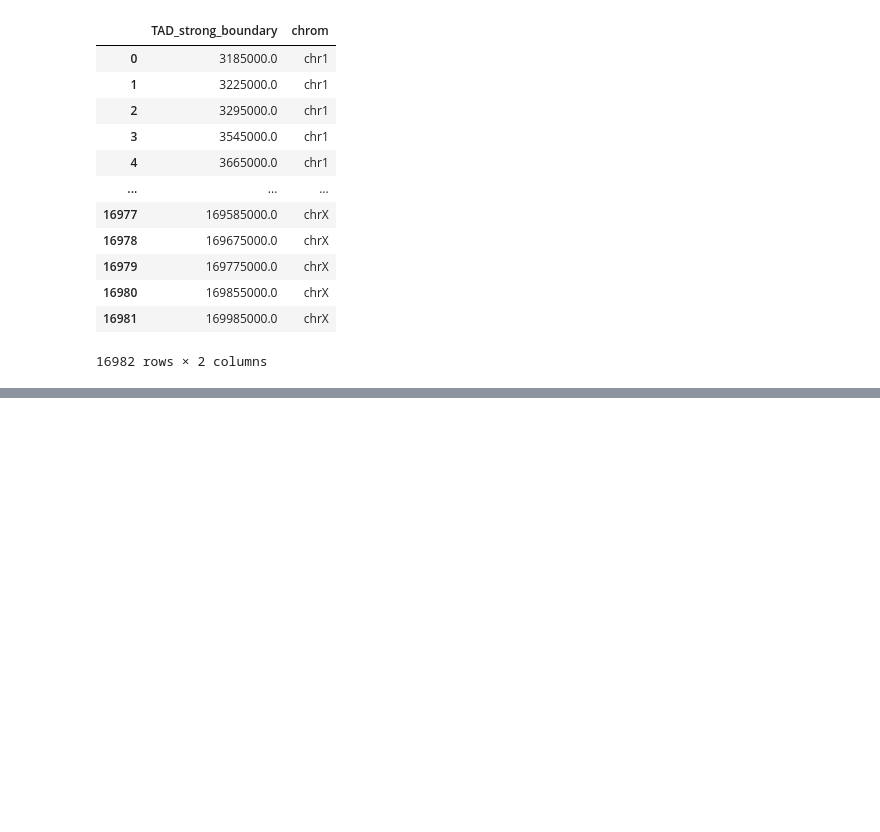
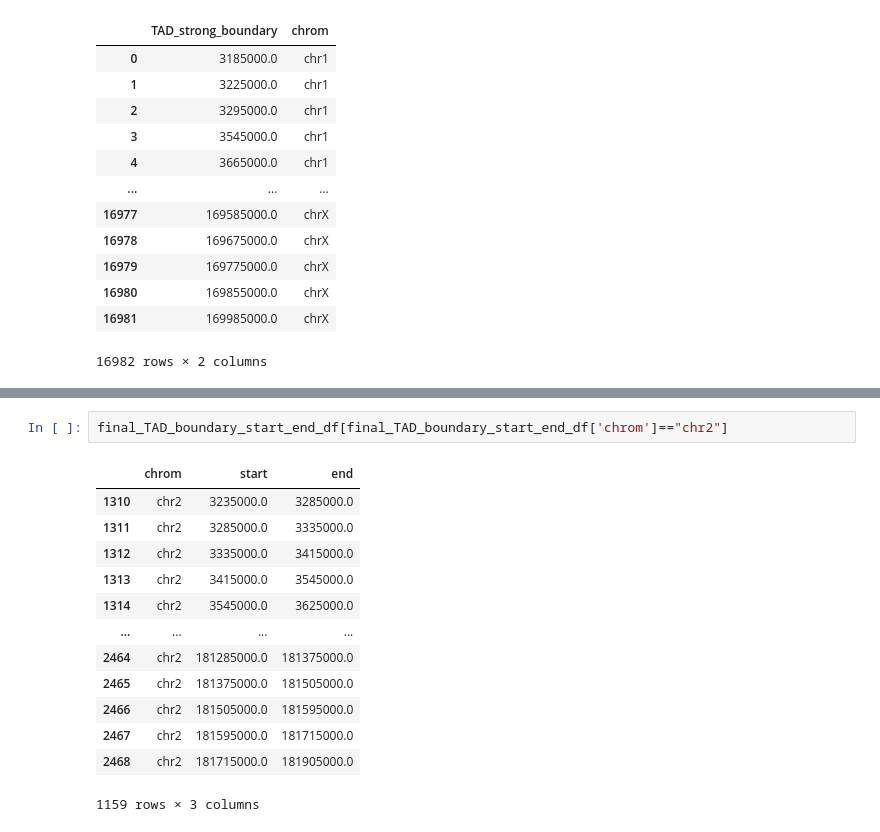
Before and after one commit to RenhaoL/HST508_Fall2022_final_project, a Jupyter notebook: codes/20221116_insulation_boundaries.ipynb, the cells around one changed output, grey strips where cells are left out. Drawn from its saved outputs; the diff is of its cells as text; blank space fills up the shorter version.

```diff
--- a/codes/20221116_insulation_boundaries.ipynb
+++ b/codes/20221116_insulation_boundaries.ipynb
@@ -616,0 +635,16 @@ TypeError: Index(...) must be called with a collection of some kind, 0 was passe
+# %%
+final_TAD_boundary_start_end_df[final_TAD_boundary_start_end_df['chrom']=="chr2"]
+# %% [output]
+|  | chrom | start | end |
+| 1310 | chr2 | 3235000.0 | 3285000.0 |
+| 1311 | chr2 | 3285000.0 | 3335000.0 |
+| 1312 | chr2 | 3335000.0 | 3415000.0 |
+| 1313 | chr2 | 3415000.0 | 3545000.0 |
+| 1314 | chr2 | 3545000.0 | 3625000.0 |
+| ... | ... | ... | ... |
+| 2464 | chr2 | 181285000.0 | 181375000.0 |
+| 2465 | chr2 | 181375000.0 | 181505000.0 |
+| 2466 | chr2 | 181505000.0 | 181595000.0 |
+| 2467 | chr2 | 181595000.0 | 181715000.0 |
+| 2468 | chr2 | 181715000.0 | 181905000.0 |
+1159 rows × 3 columns
```
Also changed, not shown: parts of 13 cells of this notebook, 1 other file.
